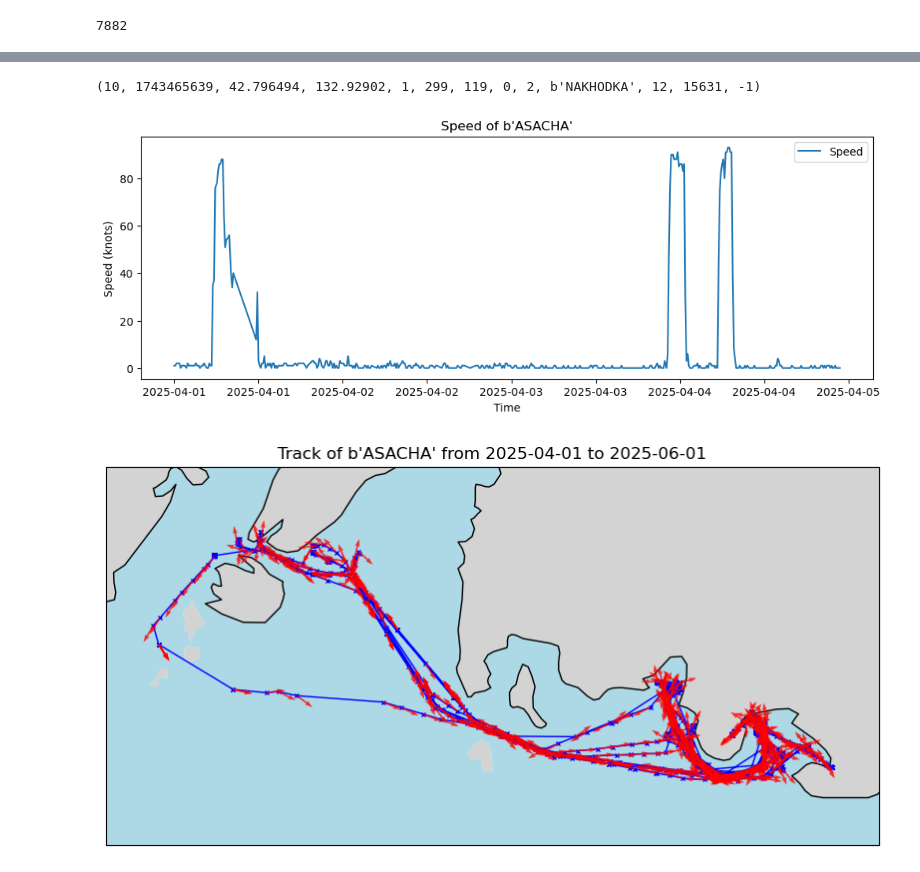
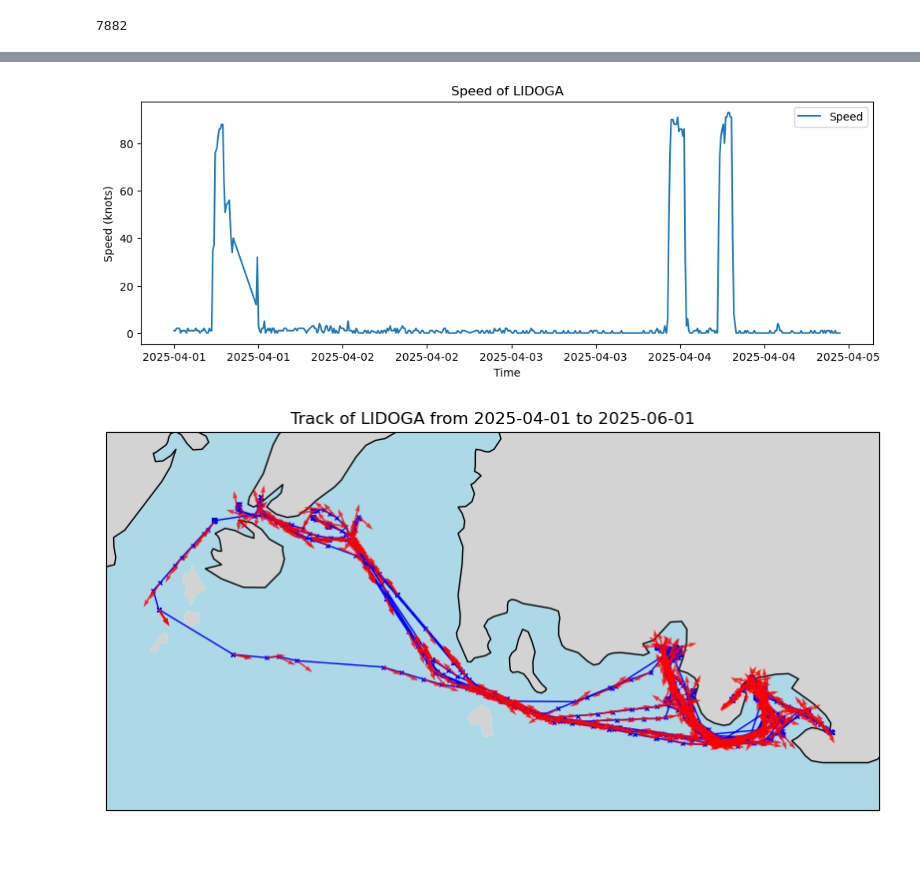
Before and after one commit to mvodya/marinetime-tracer, a Jupyter notebook: research/16-ship-tracing.ipynb, the cells around one changed output, grey strips where cells are left out. Saved outputs shown, nothing was run; the diff lists cells and outputs as text; code cells hidden in the pictures.

Commit message:
Update ship tracing

```diff
--- a/research/16-ship-tracing.ipynb
+++ b/research/16-ship-tracing.ipynb
@@ -11,7 +11,7 @@ from matplotlib.gridspec import GridSpec
 from matplotlib.ticker import MaxNLocator
 import os
 # %%
-dataset_path = "/Volumes/SSD/mark/Documents/Works/MT_Dataset/mt_master_20250714.h5"
+dataset_path = "/Volumes/SSD/mark/Documents/Works/MT_Dataset/mt_filtered_20250714.h5"
 
 if "ds" in vars():
     ds.close()   # type: ignore
@@ -68,6 +51,6 @@ array([( 1, b'345921', b'SIMFONIYA', b'RU', 7,  21, 103, 17,   3750),
       dtype=[('ship_id', '<i8'), ('mt_id', 'S128'), ('name', 'S128'), ('flag', 'S4'), ('ship_type', '<i4'), ('gt_ship_type', '<i4'), ('length', '<i4'), ('width', '<i4'), ('dwt', '<i4')])
 # %%
-def find_ship_id_by_mt_id_chunked(ds_ships, target_mt_id: str, chunk_rows=2_000_000) -> int | None:
+def find_ship_by_mt_id_chunked(ds_ships, target_mt_id: str, chunk_rows=2_000_000) -> int | None:
     target = str(target_mt_id).encode("ascii")
     n = ds_ships.shape[0]
 
@@ -80,5 +63,9 @@ def find_ship_id_by_mt_id_chunked(ds_ships, target_mt_id: str, chunk_rows=2_000_
         if m.any():
             # Первый True внутри блока
             i = int(np.argmax(m))
-            return int(block["ship_id"][i])
+            return ships[i]
     return None
+
+ship = find_ship_by_mt_id_chunked(ships, 350155)
+ship_id = ship["ship_id"]
+ship
@@ -100,3 +114,9 @@ positions = np.concatenate(chunks)
 len(positions)
 # %% [output]
 7882
+# %%
+output_dir = f"output/shiptrace_{ship["name"].decode("utf-8")}_{track_from}_{track_to}"
+
+os.makedirs(output_dir, exist_ok=True)
+
+output_dir
@@ -107,4 +130,0 @@ dtype([('ship_id', '<i8'), ('timestamp', '<i4'), ('lat', '<f4'), ('lon', '<f4'),
-# %%
-positions[0]
-# %% [output]
-(10, 1743465639, 42.796494, 132.92902, 1, 299, 119, 0, 2, b'NAKHODKA', 12, 15631, -1)
@@ -113,24 +131,28 @@ _, timestamps, lats, lons, speeds, courses, headings, rots, elapses, destination
 # %%
+_, timestamps, lats, lons, speeds, courses, headings, rots, elapses, destinations, *_ = zip(*positions)
+
 size = 500
 
 times_dt = [datetime.fromtimestamp(ts, tz=timezone(timedelta(hours=10))) for ts in timestamps[:size]]
 
 fig, ax = plt.subplots(figsize=(12, 4))
 ax.plot(times_dt, speeds[:size], label="Speed")
 
 ax.xaxis.set_major_formatter(mdates.DateFormatter("%Y-%m-%d"))
 ax.xaxis.set_major_locator(mdates.AutoDateLocator())
 
 ax.set_xlabel("Time")
 ax.set_ylabel("Speed (knots)")
 
-ax.set_title(f"Speed of {ds["ships"][ship_id]["name"]}")
+ax.set_title(f"Speed of {ship["name"].decode("utf-8")}")
 
 ax.legend()
 
+plt.savefig(output_dir + "/speed_chart.png", bbox_inches='tight', dpi=150)
+plt.savefig(output_dir + "/speed_chart.pdf", bbox_inches='tight', dpi=150)
 plt.show()
 # %% [output]
-[figure, old version]
+[figure, new version]
 # %%
 fig = plt.figure(figsize=(10, 8))
 ax = plt.axes(projection=ccrs.Mercator())
@@ -191,11 +213,13 @@ ax.quiver(
     zorder=5
 )
 
-ax.set_title(f"Track of {ds["ships"][ship_id]["name"]} from {track_from} to {track_to}")
+ax.set_title(f"Track of {ship["name"].decode("utf-8")} from {track_from} to {track_to}")
 
+plt.savefig(output_dir + "/track_chart.png", bbox_inches='tight', dpi=150)
+plt.savefig(output_dir + "/track_chart.pdf", bbox_inches='tight', dpi=150)
 plt.show()
 # %% [output]
-[figure, old version]
+[figure, new version]
 # %%
 def plot_track_dashboard(
     positions,
```
Also changed, not shown: parts of 18 cells of this notebook.
